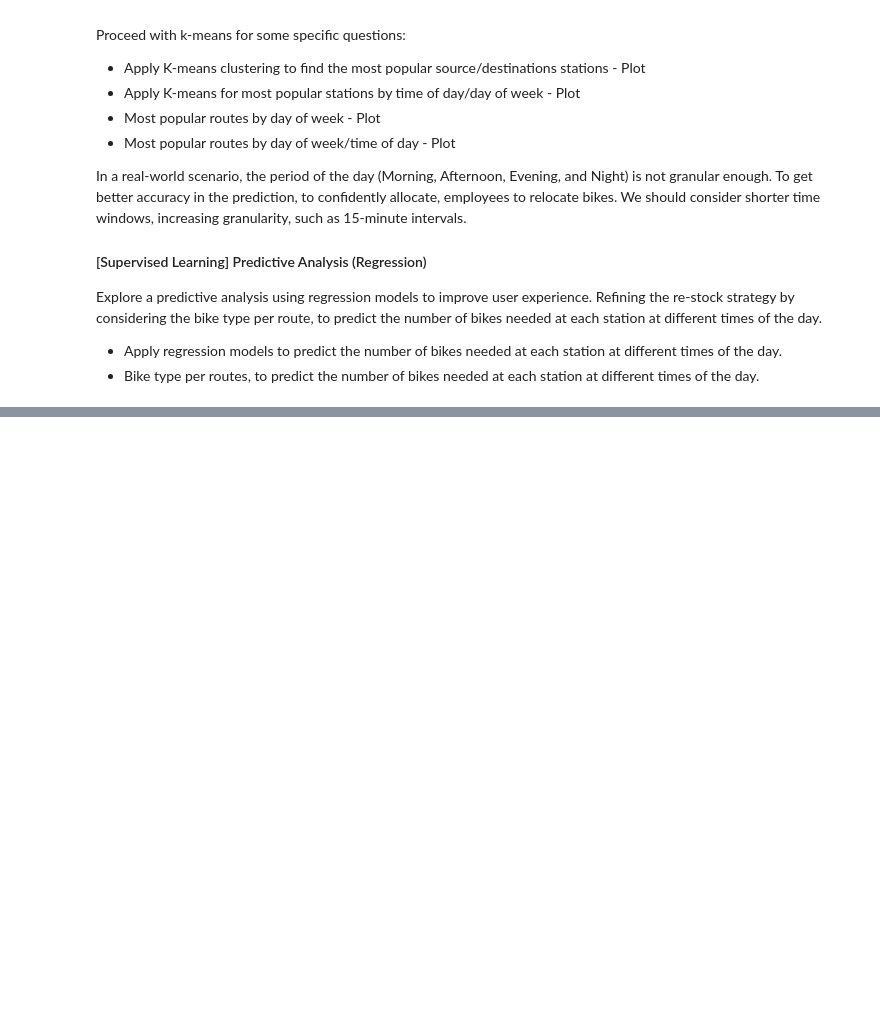
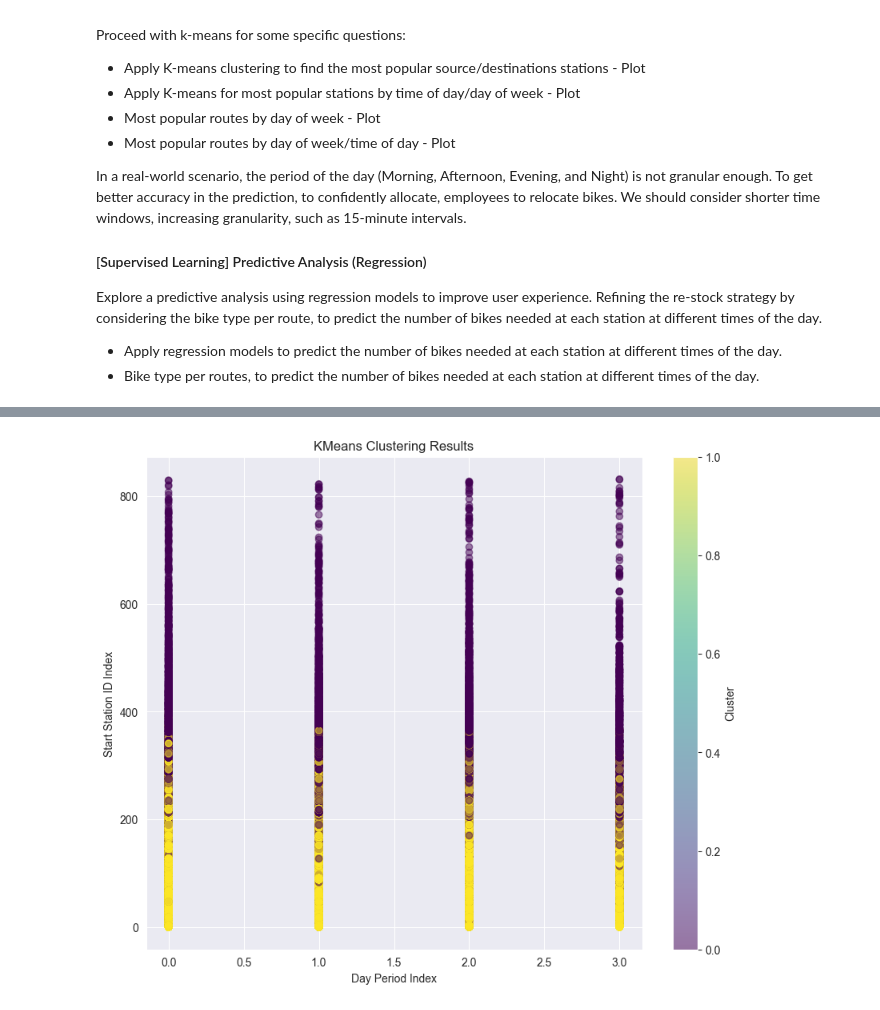
Before and after one commit to diogo-pessoa/DataAnalyticsInBikingSharingData, a Jupyter notebook: notebooks/clustering_analysis.ipynb, the cells around one changed output, grey strips where cells are left out. Cells and saved outputs as stored; diff of their text form; code cells hidden in the pictures; blank space fills up the shorter version.

```diff
--- a/notebooks/clustering_analysis.ipynb
+++ b/notebooks/clustering_analysis.ipynb
@@ -44,24 +95,17 @@ pipeline = Pipeline(stages=[assembler, scaler])
 sampled_df_scaled = pipeline.fit(sampled_df_with_added_features_indexed).transform(
     sampled_df_with_added_features_indexed)
 # %%
-import pyspark
+
 from pyspark.ml.clustering import KMeans
 
-adf_kmeans = sampled_df_scaled
 # Initialize KMeans with the specified number of clusters (k) and a seed for reproducibility
-kmeans = KMeans().setK(5).setSeed(1).setFeaturesCol("features")
+k = 2
+kmeans = KMeans().setK(k).setSeed(1).setFeaturesCol("scaled_features")
 
 # Fit the model to the data
-model = kmeans.fit(adf_kmeans)
+model = kmeans.fit(sampled_df_scaled)
 
 # Transform the dataset to include cluster predictions
-predictions = model.transform(adf_kmeans)
-from pyspark.ml.evaluation import ClusteringEvaluator
+predictions = model.transform(sampled_df_scaled)
 
-# Initialize the evaluator with silhouette score
-evaluator = ClusteringEvaluator()
-
-# Evaluate the model
-silhouette = evaluator.evaluate(predictions)
-print(f"Silhouette Score with k={k}: {silhouette}")
 # Silhouette Score with k=5: 0.5733339010164845
@@ -106,0 +152,20 @@ In practice, Logistic Regression can serve as a strong baseline for multi-class
+# %%
+import matplotlib.pyplot as plt
+
+# Convert the Spark DataFrame to Pandas for plotting (assuming this is manageable size-wise)
+pandas_df = predictions.select('day_period_index', 'start_station_id_index', 'prediction').toPandas()
+
+# Create the scatter plot
+plt.figure(figsize=(10, 8))
+scatter = plt.scatter(pandas_df['day_period_index'], pandas_df['start_station_id_index'], c=pandas_df['prediction'],
+                      cmap='viridis', alpha=0.5)
+
+# Assuming 'day_period_index' and 'start_station_id_index' are numeric or have been appropriately converted for plotting
+plt.title('KMeans Clustering Results')
+plt.xlabel('Day Period Index')
+plt.ylabel('Start Station ID Index')
+plt.colorbar(scatter, label='Cluster')
+plt.savefig(os.path.join(images_path, 'k_means_clusters_day_period_start_stations.png'))
+plt.show()
+# %% [output]
+[figure, added]
```
Also changed, not shown: parts of 10 cells of this notebook, 13 other files.
